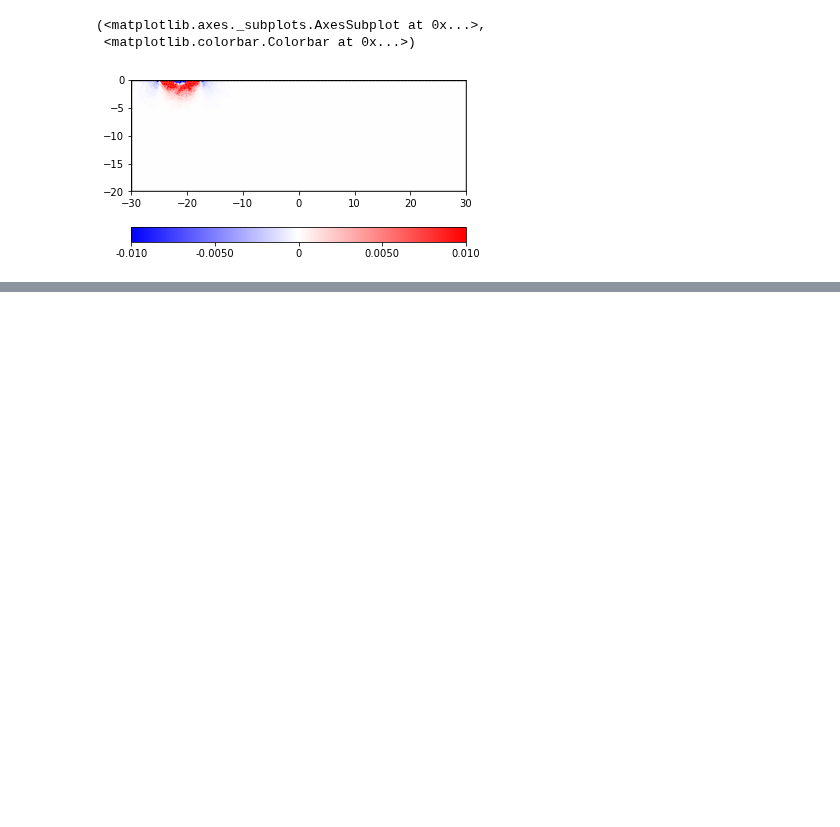
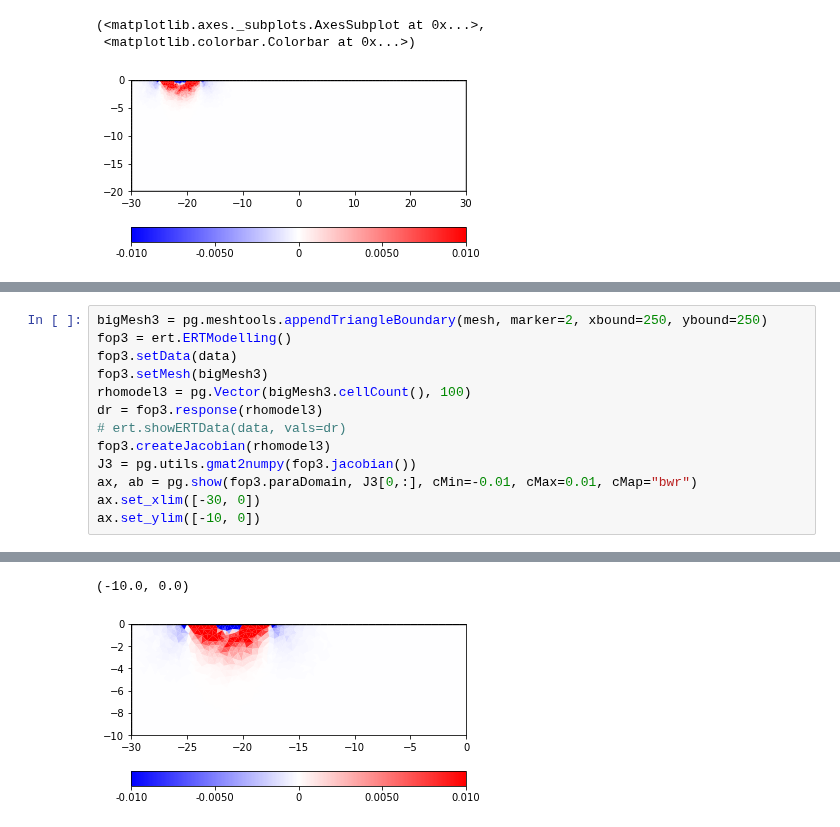
Before and after one commit to gimli-org/notebooks, a Jupyter notebook: issues/320/issue320.ipynb, the cells around one changed output, grey strips where cells are left out. Drawn from its saved outputs; the diff is of its cells as text; blank space fills up the shorter version.

Commit message:
add third variant with constant markers

```diff
--- a/issues/320/issue320.ipynb
+++ b/issues/320/issue320.ipynb
@@ -93 +93,15 @@ ax, ab = pg.show(fop2.paraDomain, J2[0,:], cMin=-0.01, cMax=0.01, cMap="bwr")
 [figure]
+# %%
+bigMesh3 = pg.meshtools.appendTriangleBoundary(mesh, marker=2, xbound=250, ybound=250)
+fop3 = ert.ERTModelling()
+fop3.setData(data)
+fop3.setMesh(bigMesh3)
+rhomodel3 = pg.Vector(bigMesh3.cellCount(), 100)
+dr = fop3.response(rhomodel3)
+# ert.showERTData(data, vals=dr)
+fop3.createJacobian(rhomodel3)
+J3 = pg.utils.gmat2numpy(fop3.jacobian())
+ax, ab = pg.show(fop3.paraDomain, J3[0,:], cMin=-0.01, cMax=0.01, cMap="bwr")
+ax.set_xlim([-30, 0])
+ax.set_ylim([-10, 0])
+# %% [output]
@@ -93,0 +111,2 @@ ax, ab = pg.show(fop2.paraDomain, J2[0,:], cMin=-0.01, cMax=0.01, cMap="bwr")
+(-10.0, 0.0)
+[figure, added]
```
Also changed, not shown: parts of 4 cells of this notebook.
